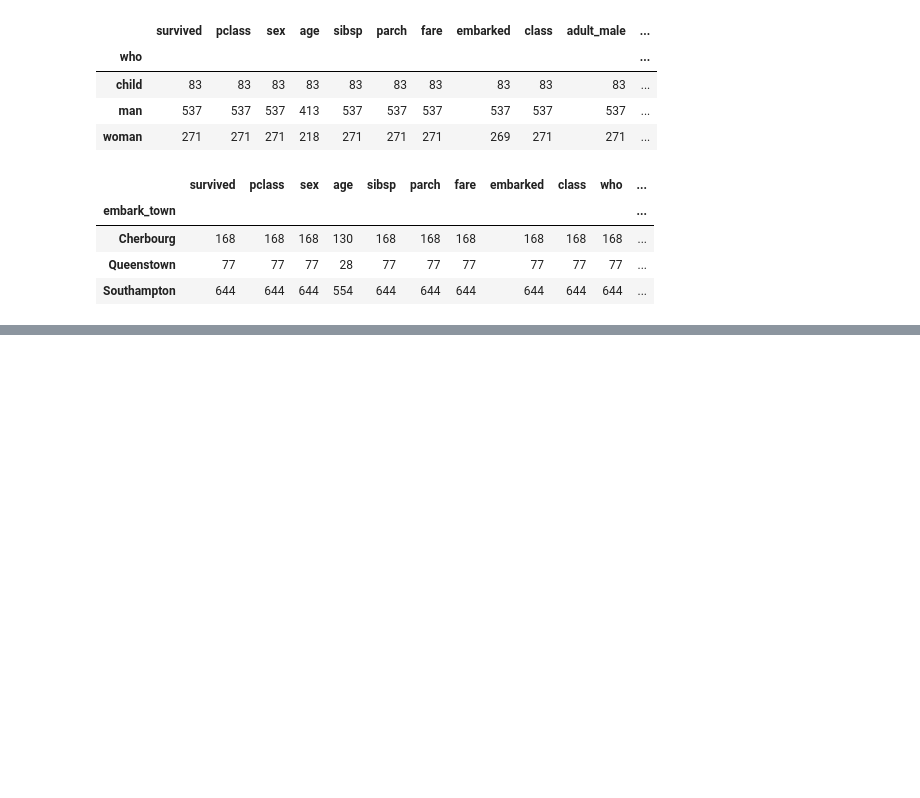
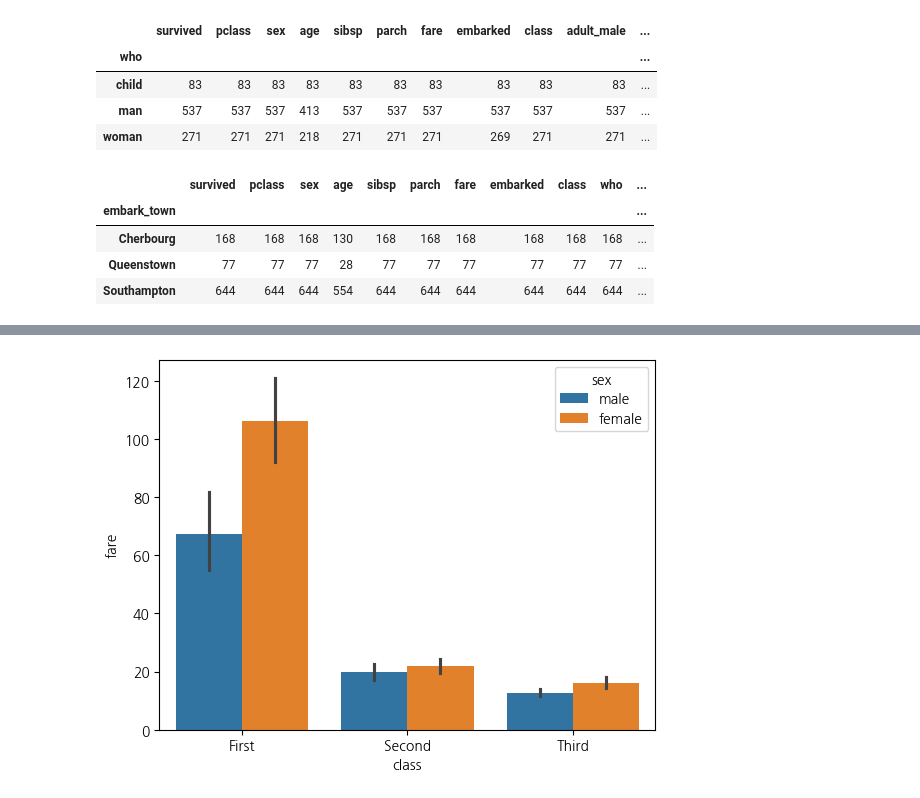
Before and after one commit to ompang222/2024-1-my-BDA, a Jupyter notebook: inclass/02w_0319_tue_bigdata_basic.ipynb, the cells around one changed output, grey strips where cells are left out. Cells and saved outputs as stored; diff of their text form; code cells hidden in the pictures; blank space fills up the shorter version.

```diff
--- a/inclass/02w_0319_tue_bigdata_basic.ipynb
+++ b/inclass/02w_0319_tue_bigdata_basic.ipynb
@@ -251,0 +282,4 @@ titanic.groupby("embark_town").count()
+# %%
+sns.barplot(titanic, x="class", y="fare", hue="sex"); # 높이: 평균
+# %% [output]
+[figure, added]
```
Also changed, not shown: parts of 50 cells of this notebook.
